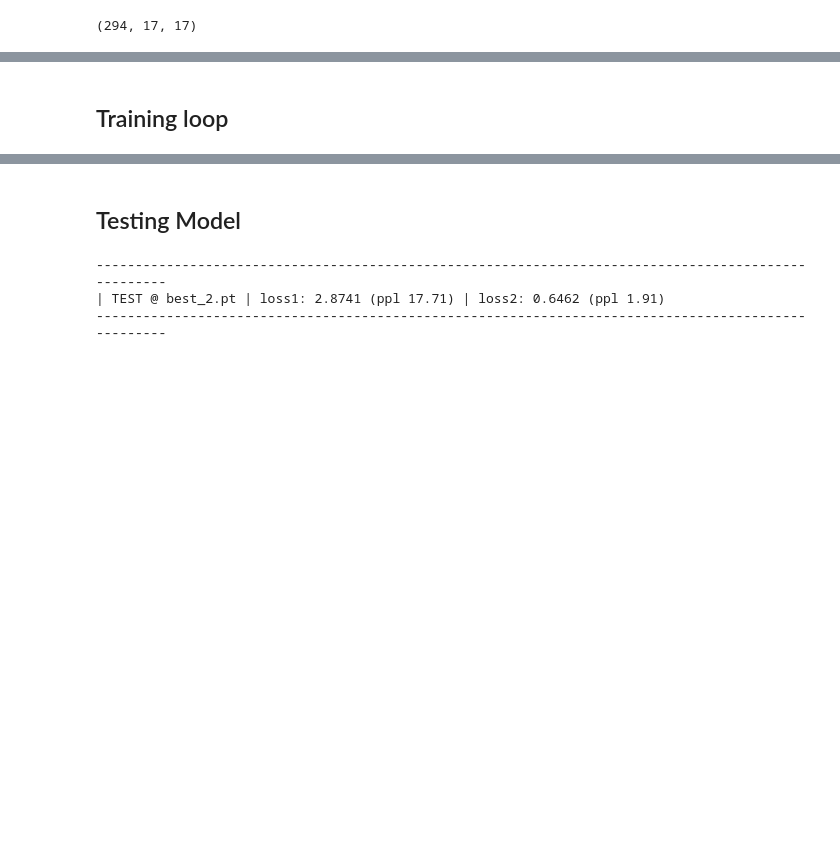
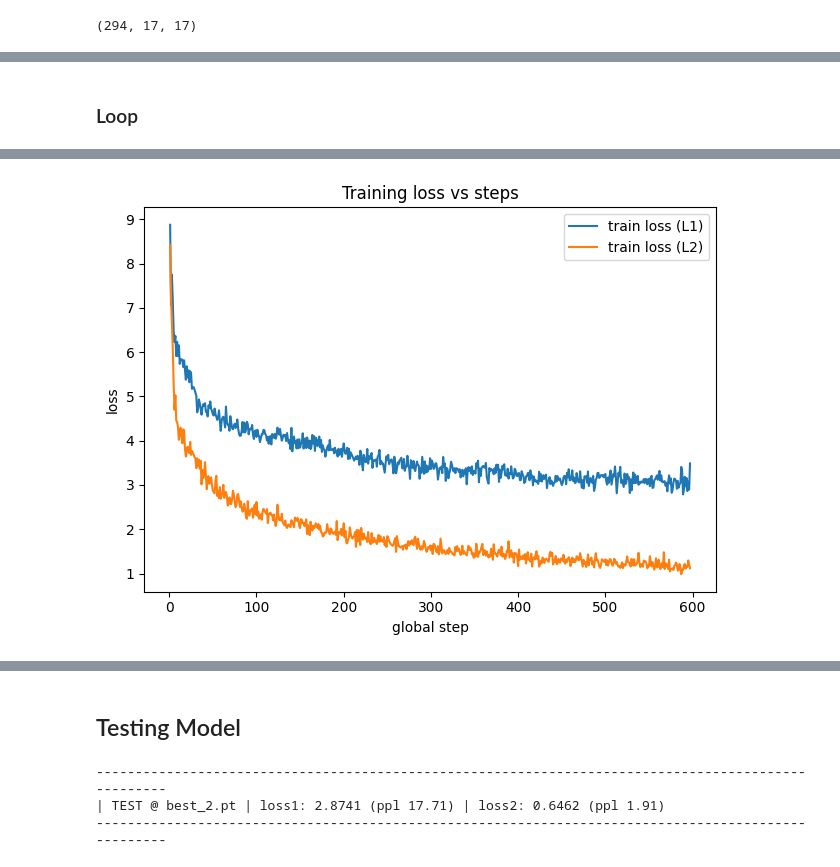
Before and after one commit to jchang153/chimera-gpt2, a Jupyter notebook: tune.ipynb, the cells around one changed output, grey strips where cells are left out. Cells and saved outputs as stored; diff of their text form; code cells hidden in the pictures; blank space fills up the shorter version.

```diff
--- a/tune.ipynb
+++ b/tune.ipynb
@@ -108,9 +92,11 @@ len(train_loader_1), len(val_loader_1), len(test_loader_1)
 # %%
 paths = ['data/code.txt']
 
-train_ds = SimpleTextDataset(paths, tokenizer, context, DatasetSplit.train)
-val_ds   = SimpleTextDataset(paths, tokenizer, context, DatasetSplit.valid)
-test_ds  = SimpleTextDataset(paths, tokenizer, context, DatasetSplit.test)
+dataset = SimpleTextDataset(paths, tokenizer, context, splits=(0.9, 0.05, 0.05))
+
+train_ds = dataset.get_split(DatasetSplit.train)
+val_ds   = dataset.get_split(DatasetSplit.valid)
+test_ds  = dataset.get_split(DatasetSplit.test)
 
 train_loader_2 = DataLoader(train_ds, batch_size=batch_size, shuffle=True)
 val_loader_2   = DataLoader(val_ds, batch_size=batch_size)
@@ -122 +130,10 @@ len(train_loader_2), len(val_loader_2), len(test_loader_2)
+# %%
+tokenizer = AutoTokenizer.from_pretrained('gpt2')
+model = AutoModelForCausalLM.from_pretrained('gpt2')
+
+if tokenizer.pad_token is None:
+    tokenizer.pad_token = tokenizer.eos_token
+
+device = torch.device("cuda" if torch.cuda.is_available() else "cpu")
+model = model.to(device)
 # %% [markdown]
@@ -125,5 +142,3 @@ len(train_loader_2), len(val_loader_2), len(test_loader_2)
 # register hooks with split fraction a
 # active, masks_1, masks_2 = register_hooks(model, a=0.5)
 controller, masks_1, masks_2 = register_parametrizations(model, a=0.5)
-# %% [markdown]
-## Training loop
@@ -149,5 +145,7 @@ def evaluate(loader, model, controller, max_batches=None):
+# %% [markdown]
+### Loop
 # %%
 lr = 3.5e-4
 clip = 0.25
 epochs = 3
-log_interval = 5
+print_interval = 5
@@ -167,7 +155,7 @@ CKPT_DIR = f"checkpoints/{ts}/"
 os.makedirs(CKPT_DIR, exist_ok=True)
 
 LOG_EPOCH = os.path.join(CKPT_DIR, "log.csv")
-LOG_STEP = os.path.join(CKPT_DIR, "steps_raw.csv")
+LOG_STEP = os.path.join(CKPT_DIR, "steps.csv")
 
 with open(LOG_EPOCH, "w") as f:
     f.write("epoch,elapsed_sec,train_loss1,train_ppl1,train_loss2,train_ppl2,val_loss1,val_ppl1,val_loss2,val_ppl2\n")
@@ -175,17 +163,16 @@ with open(LOG_EPOCH, "w") as f:
 with open(LOG_STEP, "w") as f:
     f.write("global_step,loss1,loss2\n")
 
-best_val_loss_1 = None
-best_val_loss_2 = None
 start_time = time.time()
 global_step = 0
+
+opt1 = torch.optim.AdamW(model.parameters(),lr=lr,betas=(0.9, 0.95),eps=1e-8,weight_decay=0.01)
+opt2 = torch.optim.AdamW(model.parameters(),lr=lr,betas=(0.9, 0.95),eps=1e-8,weight_decay=0.01)
 
 try:
     # step-level and log-level accumulators
     loss_steps1 = []
     loss_steps2 = []
-    loss_win1   = []
-    loss_win2   = []
     step_index  = []
 
     for epoch in range(1, epochs + 1):
@@ -201,7 +188,7 @@ try:
 
         eff_train_len = min(len(train_loader_1), len(train_loader_2))
 
-        print(f"{'ep':>3}{'step':>11}{'ms/b':>14}{'lr':>12}"
+        print(f"{'ep':>3}{'step':>11}{'elapsed_sec':>14}{'lr':>12}"
               f"{'loss1':>12}{'ppl1':>11}{'loss2':>12}{'ppl2':>11}")
 
         for step, ((x1, y1), (x2, y2)) in enumerate(zip(train_loader_1, train_loader_2), start=1):
@@ -217,7 +204,7 @@ try:
 
             # pass 2 (dataset 2)
             controller.set_active("L2")
-            opt1.zero_grad(set_to_none=True)
+            opt2.zero_grad(set_to_none=True)
             out2 = model(x2, labels=y2)
             out2.loss.backward()
             opt2.step()
@@ -226,8 +213,6 @@ try:
             l2 = out2.loss.item()
             loss_steps1.append(l1)
             loss_steps2.append(l2)
-            loss_win1.append(l1)
-            loss_win2.append(l2)
             step_index.append(global_step + 1)
 
             train_loss1_tokensum += l1 * x1.numel()
@@ -237,16 +222,12 @@ try:
 
             global_step += 1
 
-            if (step % log_interval) == 0:
-                elapsed_ms = (time.time() - t_batch) * 1000.0 / log_interval
-                avg1 = sum(loss_win1) / len(loss_win1)
-                avg2 = sum(loss_win2) / len(loss_win2)
+            if (step % print_interval) == 0:
+                elapsed_s = (time.time() - t_batch)
 
-                print(f"{epoch:3d}{step:7d}/{eff_train_len:<6d}{elapsed_ms:11.2f}{lr:12.1e}"
-                      f"{avg1:12.4f}{math.exp(avg1):11.2f}{avg2:12.4f}{math.exp(avg2):11.2f}")
+                print(f"{epoch:3d}{step:7d}/{eff_train_len:<6d}{elapsed_s:11.2f}{lr:12.1e}"
+                      f"{l1:12.4f}{math.exp(l1):11.2f}{l2:12.4f}{math.exp(l2):11.2f}")
 
-                loss_win1.clear()
-                loss_win2.clear()
                 t_batch = time.time()
 
         # ---------- epoch end aggregates ----------
@@ -258,8 +239,8 @@ try:
         # ---------- evaluation AFTER training ----------
         t0 = time.time()
         eff_val_len = min(len(val_loader_1), len(val_loader_2))
-        val_loss_1 = evaluate(val_loader_1, model, controller, max_batches=eff_val_len)
-        val_loss_2 = evaluate(val_loader_2, model, controller, max_batches=eff_val_len)
+        val_loss_1 = evaluate_c(val_loader_1, model, controller, device, max_batches=eff_val_len)
+        val_loss_2 = evaluate_c(val_loader_2, model, controller, device, max_batches=eff_val_len)
         eval_time = time.time() - t0
 
         print('-' * 100)
@@ -271,7 +252,6 @@ try:
         # ---------- checkpointing ----------
         # save latest model
         torch.save({
-            "epoch": epoch,
             "model_state": model.state_dict(),
             "val_loss_1": val_loss_1,
             "val_loss_2": val_loss_2,
@@ -279,21 +259,13 @@ try:
             "train_loss_2": epoch_train_loss2,
         }, os.path.join(CKPT_DIR, f"latest.pt"))
 
-        # save best checkpoints
-        best_1 = best_val_loss_1 is None or val_loss_1 < best_val_loss_1
-        best_2 = best_val_loss_2 is None or val_loss_2 < best_val_loss_2
-
-        if best_1 or best_2:
-            if val_loss_1 < best_val_loss_1:
-                best_val_loss_1 = val_loss_1
-            if val_loss_2 < best_val_loss_2:
-                best_val_loss_2 = val_loss_2
-
-            torch.save({
-                "model_state": model.state_dict(),
-                "val_loss_1": val_loss_1,
-                "val_loss_2": val_loss_2,
-            }, os.path.join(CKPT_DIR, f"epoch_{epoch}.pt"))
+        torch.save({
+            "model_state": model.state_dict(),
+            "val_loss_1": val_loss_1,
+            "val_loss_2": val_loss_2,
+            "train_loss_1": epoch_train_loss1,
+            "train_loss_2": epoch_train_loss2,
+        }, os.path.join(CKPT_DIR, f"epoch_{epoch}.pt"))
 
         # ---------- epoch log row ----------
         elapsed_sec = time.time() - start_time
@@ -321,3 +293,4 @@ try:
 
 except KeyboardInterrupt:
     print('Graceful Exit')
+# %% [output]
@@ -323,0 +317 @@ except KeyboardInterrupt:
+[figure, added]
```
Also changed, not shown: parts of 26 cells of this notebook, 4 other files.
